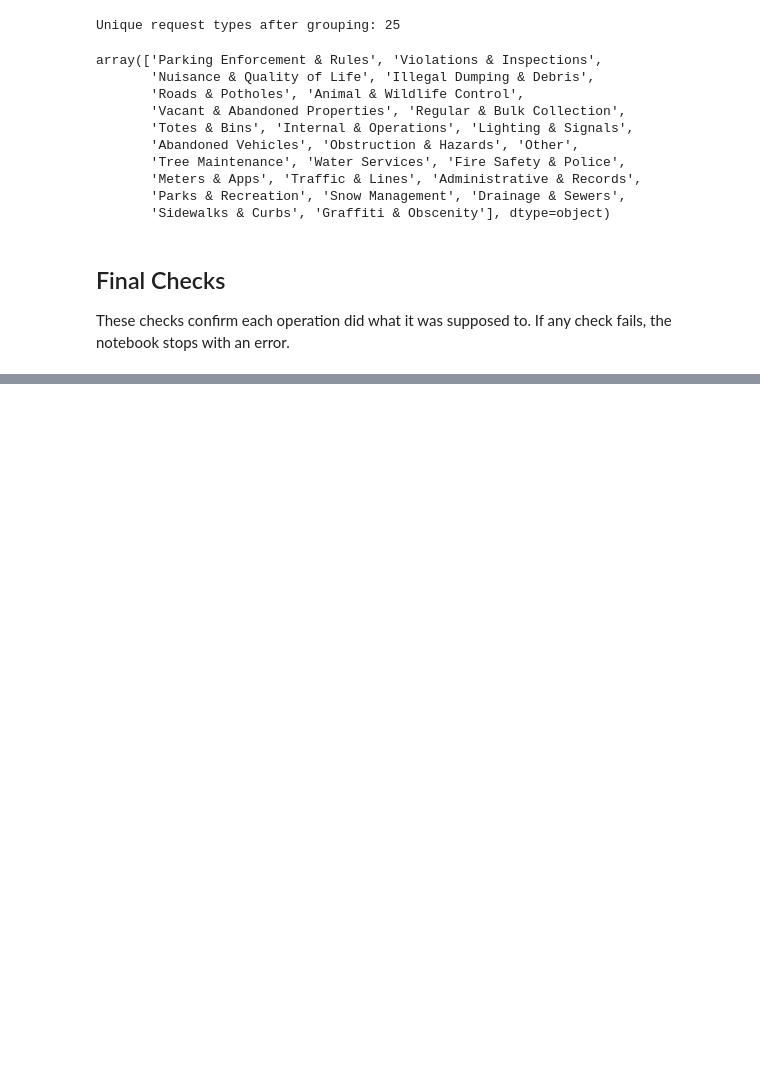
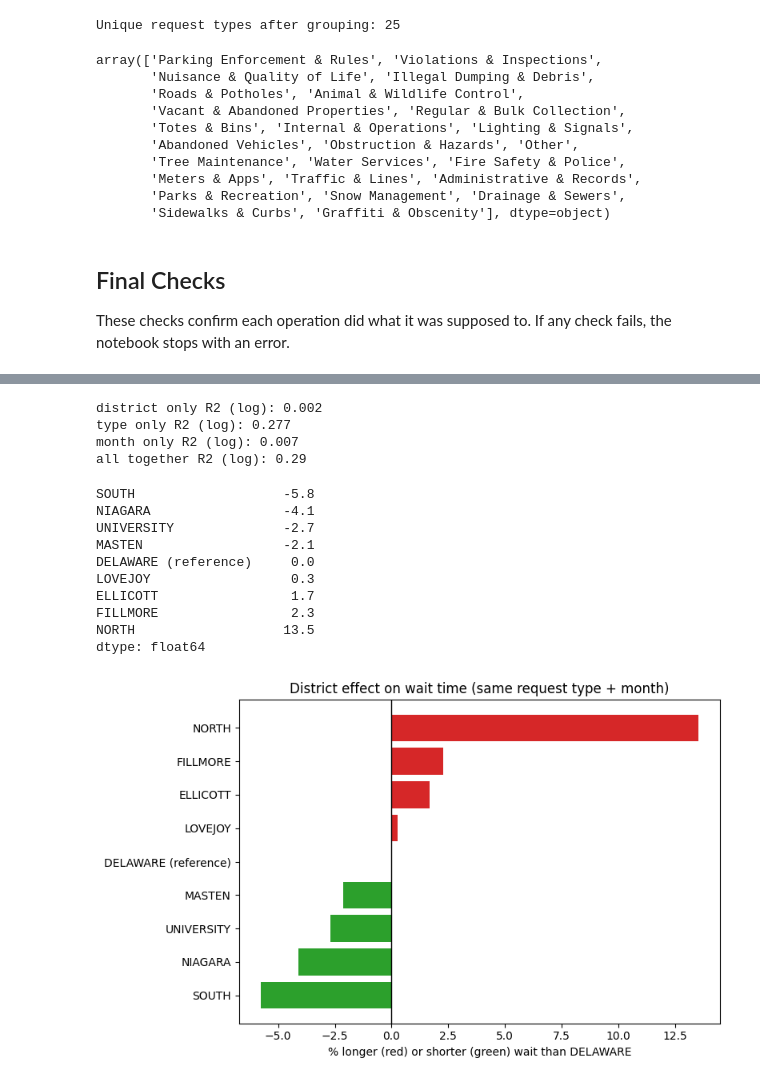
Before and after one commit to JoshuaCongHu/CTRL-Freaks, a Jupyter notebook: phase2/src/phase2_A.ipynb, the cells around one changed output, grey strips where cells are left out. Saved outputs shown, nothing was run; the diff lists cells and outputs as text; code cells hidden in the pictures; blank space fills up the shorter version.

Commit message:
split A linear regression + mapreduce

```diff
--- a/phase2/src/phase2_A.ipynb
+++ b/phase2/src/phase2_A.ipynb
@@ -809,0 +801,19 @@ df[["resolutionDays", "openYear", "openMonth", "season", "afterSwitch", "isSlow"
+# %%
+from sklearn.linear_model import LinearRegression
+from sklearn.model_selection import train_test_split
+from sklearn.metrics import r2_score, mean_absolute_error, mean_squared_error
+import matplotlib.pyplot as plt
+
+# only closed cases, open ones dont have a resolution time yet
+lrDf = df[df["resolutionDays"].notna()].copy()
+
+# one hot the catagories so the model can use them. drop first means one district, DELAWARE since its first
+# alphabeticaly, is the baseline and every other district gets compared to it
+X = pd.get_dummies(lrDf[["Council District", "Type", "openMonth"]].astype(str), drop_first=True)
+# the after switch flag is in here so the 2024 system change doesnt get blamed on a distrcit
+X["afterSwitch"] = lrDf["afterSwitch"].astype(int)
+X = X.astype(float)
+y = lrDf["resolutionDays"]
+
+xTrain, xTest, yTrain, yTest = train_test_split(X, y, test_size=0.2, random_state=42)
+print("train rows:", len(xTrain), " test rows:", len(xTest), " features:", X.shape[1])
@@ -809,0 +849,54 @@ df[["resolutionDays", "openYear", "openMonth", "season", "afterSwitch", "isSlow"
+# %%
+# which feature group actualy explains the wait? fit the log model on one group at a time
+# and see how much of the wait each one explains by itself
+groups = {"district only": "Council District_", "type only": "Type_", "month only": "openMonth_"}
+for name, prefix in groups.items():
+    cols = []
+    for c in X.columns:
+        if c.startswith(prefix):
+            cols.append(c)
+    m = LinearRegression().fit(xTrain[cols], np.log1p(yTrain))
+    print(name, "R2 (log):", round(r2_score(np.log1p(yTest), m.predict(xTest[cols])), 3))
+print("all together R2 (log):", round(r2_score(np.log1p(yTest), np.log1p(logPred)), 3))
+# %% [output]
+district only R2 (log): 0.002
+type only R2 (log): 0.277
+month only R2 (log): 0.007
+all together R2 (log): 0.29
+# %%
+# because the target is a log, each district coefficent turns into a percent, how much longer or shorter
+# that district waits compared to DELAWARE for the same request type and month. this is the fairness number we care about
+coefs = pd.Series(logModel.coef_, index=X.columns)
+distPct = (np.exp(coefs[coefs.index.str.startswith("Council District_")]) - 1) * 100
+distPct.index = distPct.index.str.replace("Council District_", "")
+distPct["DELAWARE (reference)"] = 0
+distPct = distPct.sort_values()
+print(distPct.round(1))
+
+# red means it waits longer, green means it waits shorter
+colors = []
+for v in distPct:
+    if v > 0:
+        colors.append("tab:red")
+    else:
+        colors.append("tab:green")
+
+plt.figure(figsize=(8, 5))
+plt.barh(distPct.index, distPct.values, color=colors)
+plt.axvline(0, color="black", linewidth=1)
+plt.xlabel("% longer (red) or shorter (green) wait than DELAWARE")
+plt.title("District effect on wait time (same request type + month)")
+plt.tight_layout()
+plt.show()
+# %% [output]
+SOUTH                   -5.8
+NIAGARA                 -4.1
+UNIVERSITY              -2.7
+MASTEN                  -2.1
+DELAWARE (reference)     0.0
+LOVEJOY                  0.3
+ELLICOTT                 1.7
+FILLMORE                 2.3
+NORTH                   13.5
+dtype: float64
+[figure, added]
```
Also changed, not shown: parts of 40 cells of this notebook.
